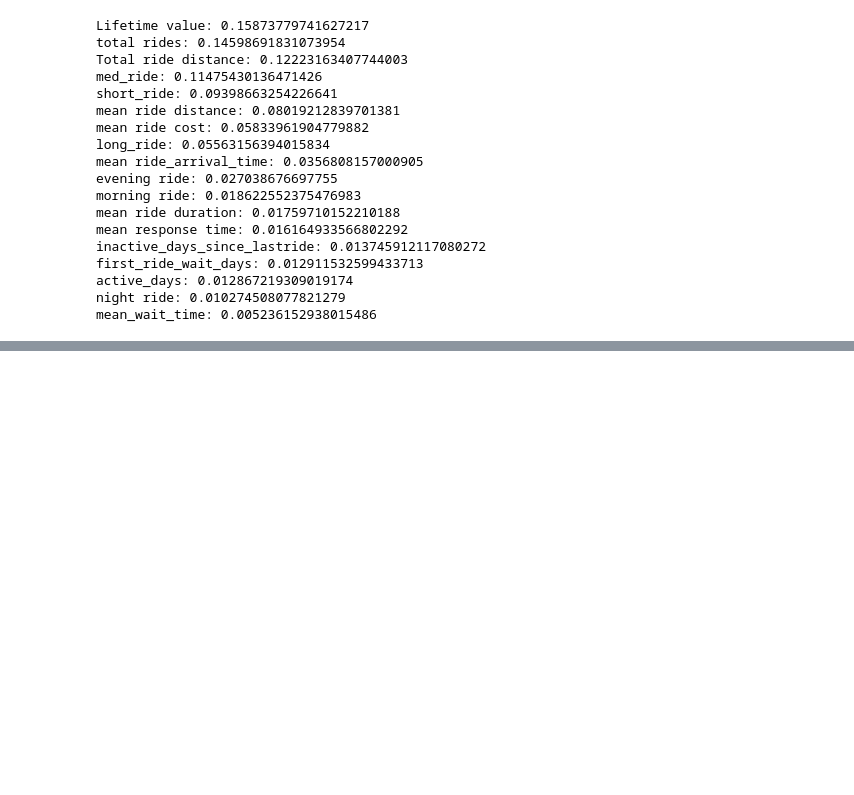
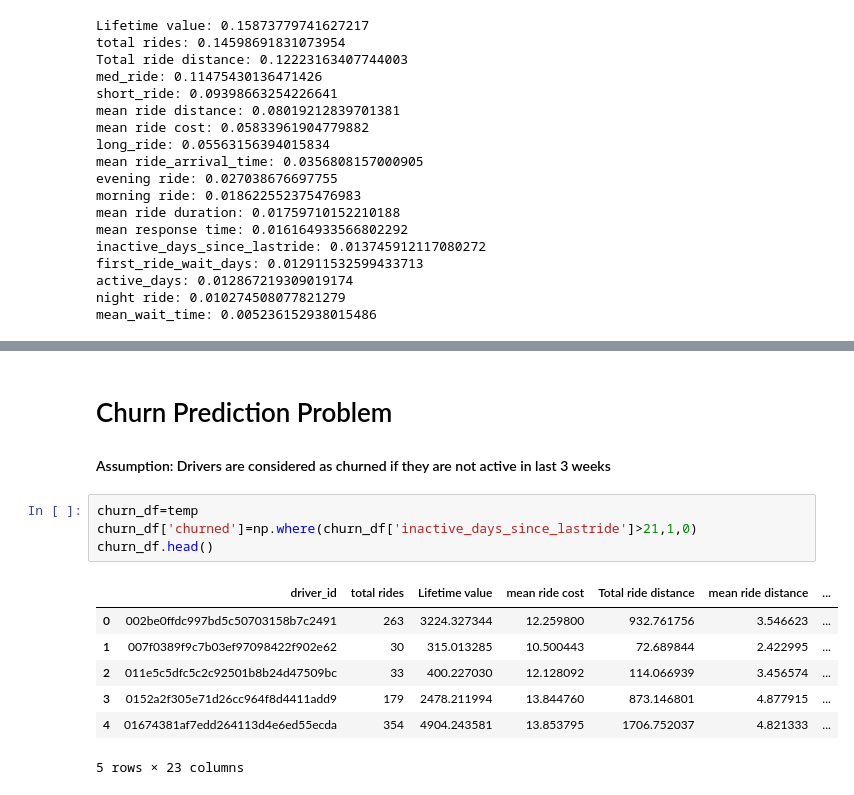
Before and after one commit to kdave97/Lyft-Driver-Lifetime-Value, a Jupyter notebook: Lyft Driver Lifetime.ipynb, the cells around one changed output, grey strips where cells are left out. Saved outputs shown, nothing was run; the diff lists cells and outputs as text; blank space fills up the shorter version.

```diff
--- a/Lyft Driver Lifetime.ipynb
+++ b/Lyft Driver Lifetime.ipynb
@@ -481,0 +510,15 @@ mean_wait_time: 0.005236152938015486
+# %% [markdown]
+# Churn Prediction Problem
+#### Assumption: Drivers are considered as churned if they are not active in last 3 weeks
+# %%
+churn_df=temp
+churn_df['churned']=np.where(churn_df['inactive_days_since_lastride']>21,1,0)
+churn_df.head()
+# %% [output]
+|  | driver_id | total rides | Lifetime value | mean ride cost | Total ride distance | mean ride distance | ... |
+| 0 | 002be0ffdc997bd5c50703158b7c2491 | 263 | 3224.327344 | 12.259800 | 932.761756 | 3.546623 | ... |
+| 1 | 007f0389f9c7b03ef97098422f902e62 | 30 | 315.013285 | 10.500443 | 72.689844 | 2.422995 | ... |
+| 2 | 011e5c5dfc5c2c92501b8b24d47509bc | 33 | 400.227030 | 12.128092 | 114.066939 | 3.456574 | ... |
+| 3 | 0152a2f305e71d26cc964f8d4411add9 | 179 | 2478.211994 | 13.844760 | 873.146801 | 4.877915 | ... |
+| 4 | 01674381af7edd264113d4e6ed55ecda | 354 | 4904.243581 | 13.853795 | 1706.752037 | 4.821333 | ... |
+5 rows × 23 columns
```
Also changed, not shown: parts of 17 cells of this notebook.
